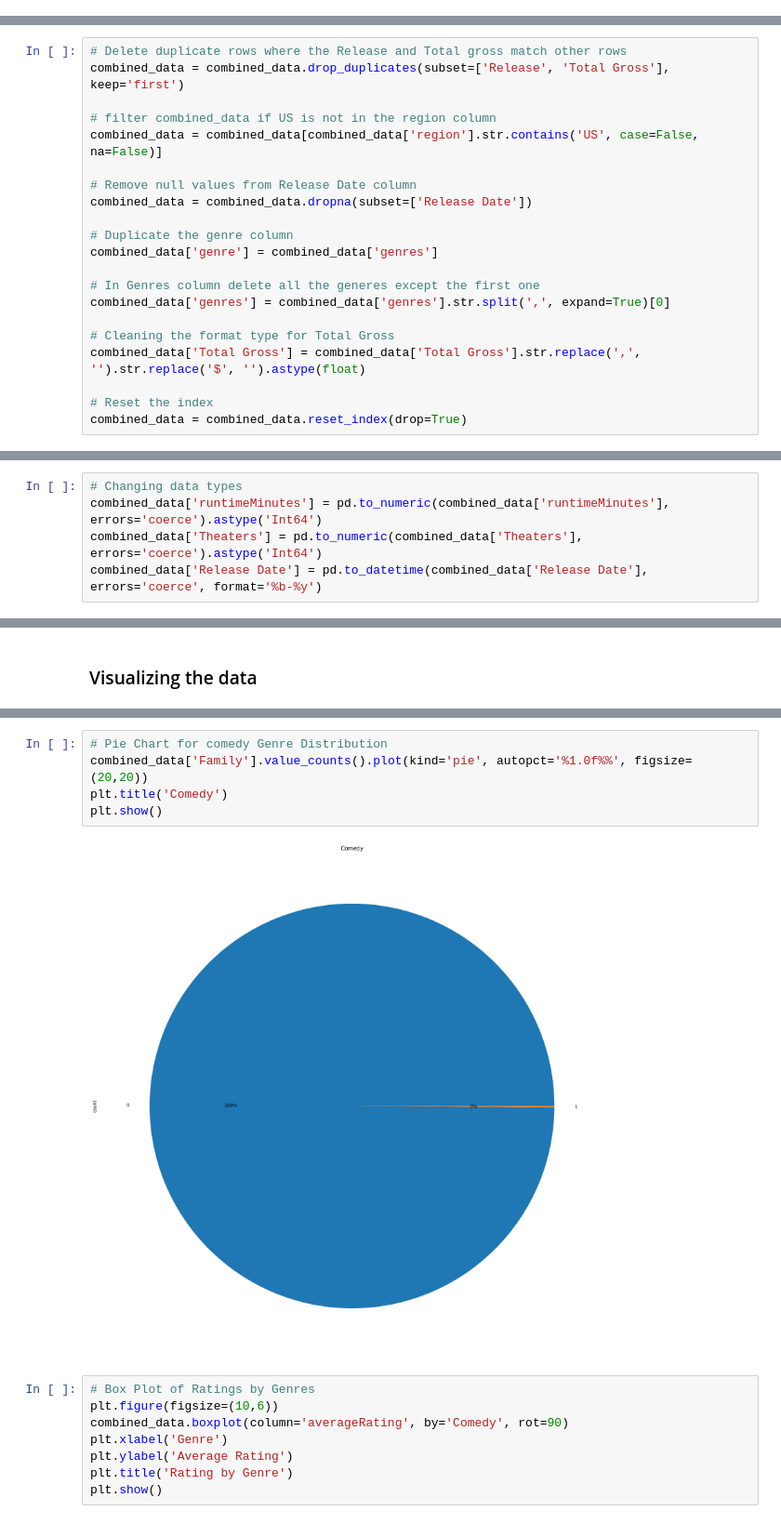
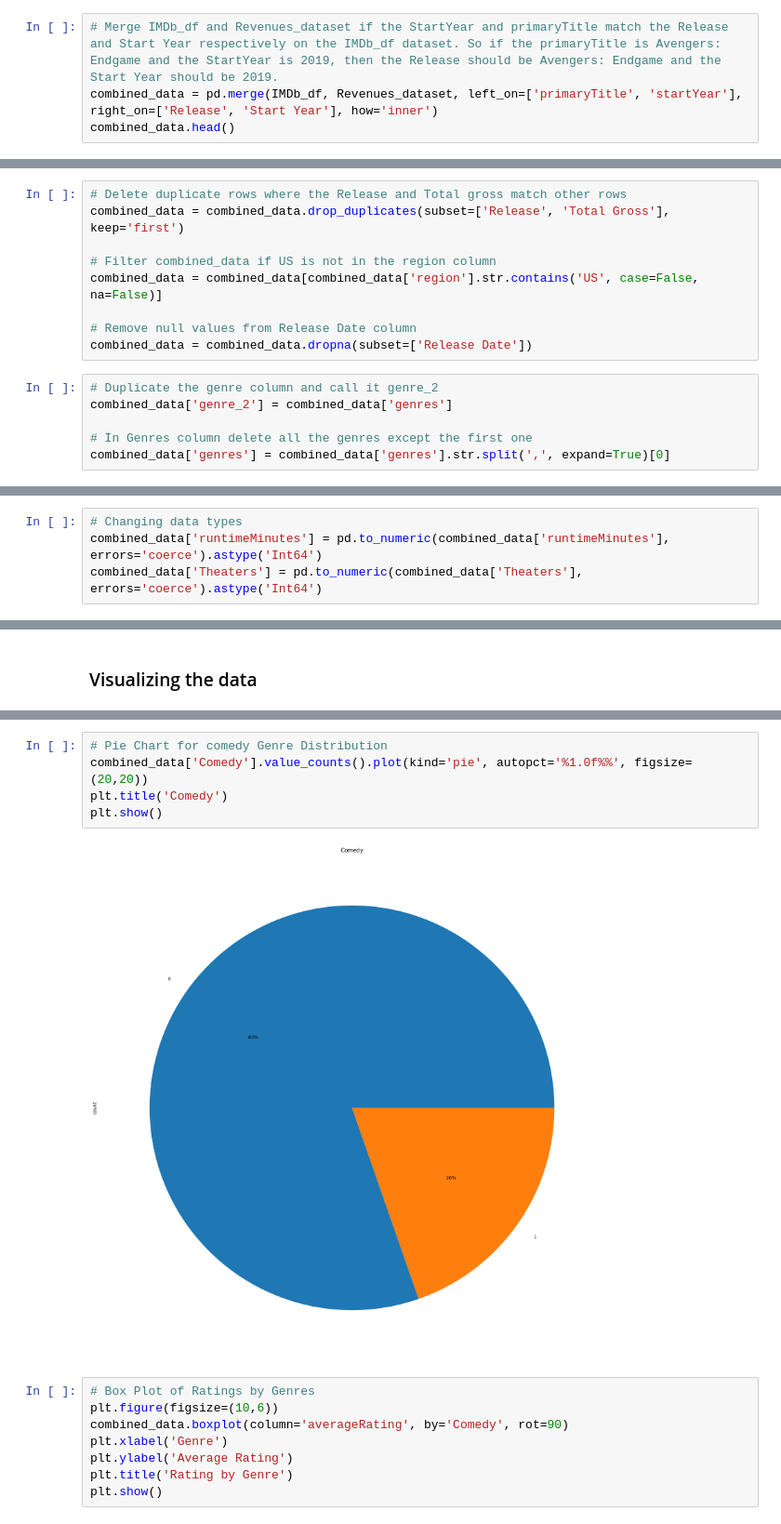
Before and after one commit to shreyashguptas/Analyzing-movie-runtime-performance-before-and-after-COVID-19, a Jupyter notebook: project code.ipynb, the cells around one changed output, grey strips where cells are left out. Shown at 93% size. Drawn from its saved outputs; the diff is of its cells as text.

Commit message:
fixing merge between IMDb and Revenues
Due to lack of good data I had data merge issues but I fixed it by merging the Title and Release year in both dataframes.

```diff
--- a/project code.ipynb
+++ b/project code.ipynb
@@ -556,0 +539,4 @@ combined_data = pd.merge(IMDb_df, Revenues_dataset, left_on='primaryTitle', righ
+# %%
+# Merge IMDb_df and Revenues_dataset if the StartYear and primaryTitle match the Release and Start Year respectively on the IMDb_df dataset. So if the primaryTitle is Avengers: Endgame and the StartYear is 2019, then the Release should be Avengers: Endgame and the Start Year should be 2019.
+combined_data = pd.merge(IMDb_df, Revenues_dataset, left_on=['primaryTitle', 'startYear'], right_on=['Release', 'Start Year'], how='inner')
+combined_data.head()
@@ -558,20 +551,14 @@ combined_data = pd.merge(IMDb_df, Revenues_dataset, left_on='primaryTitle', righ
 # Delete duplicate rows where the Release and Total gross match other rows
 combined_data = combined_data.drop_duplicates(subset=['Release', 'Total Gross'], keep='first')
 
-# filter combined_data if US is not in the region column
+# Filter combined_data if US is not in the region column
 combined_data = combined_data[combined_data['region'].str.contains('US', case=False, na=False)]
 
 # Remove null values from Release Date column
 combined_data = combined_data.dropna(subset=['Release Date'])
-
-# Duplicate the genre column
-combined_data['genre'] = combined_data['genres']
-
-# In Genres column delete all the generes except the first one
-combined_data['genres'] = combined_data['genres'].str.split(',', expand=True)[0]
-
-# Cleaning the format type for Total Gross
-combined_data['Total Gross'] = combined_data['Total Gross'].str.replace(',', '').str.replace('$', '').astype(float)
-
-# Reset the index
-combined_data = combined_data.reset_index(drop=True)
+# %%
+# Duplicate the genre column and call it genre_2
+combined_data['genre_2'] = combined_data['genres']
+
+# In Genres column delete all the genres except the first one
+combined_data['genres'] = combined_data['genres'].str.split(',', expand=True)[0]
@@ -590,7 +583,6 @@ combined_data['isAdult'] = combined_data['isAdult'].fillna(0)
 # Changing data types
 combined_data['runtimeMinutes'] = pd.to_numeric(combined_data['runtimeMinutes'], errors='coerce').astype('Int64')
 combined_data['Theaters'] = pd.to_numeric(combined_data['Theaters'], errors='coerce').astype('Int64')
-combined_data['Release Date'] = pd.to_datetime(combined_data['Release Date'], errors='coerce', format='%b-%y')
 # %%
 # separating the genres column into different columns
 combined_data = combined_data.join(combined_data.pop('genres').str.get_dummies(sep=','))
@@ -804,10 +816,10 @@ plt.show()
 # %%
 # Pie Chart for comedy Genre Distribution
-combined_data['Family'].value_counts().plot(kind='pie', autopct='%1.0f%%', figsize=(20,20))
+combined_data['Comedy'].value_counts().plot(kind='pie', autopct='%1.0f%%', figsize=(20,20))
 plt.title('Comedy')
 plt.show()
 # %% [output]
-[figure, old version]
+[figure, new version]
 # %%
 # Box Plot of Ratings by Genres
 plt.figure(figsize=(10,6))
```
Also changed, not shown: parts of 45 cells of this notebook.
